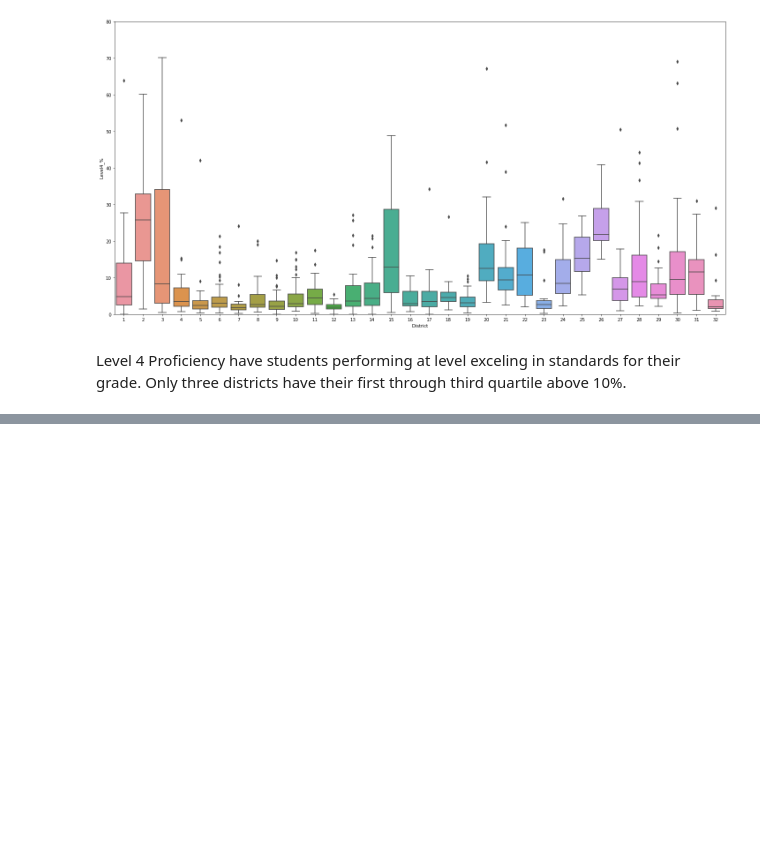
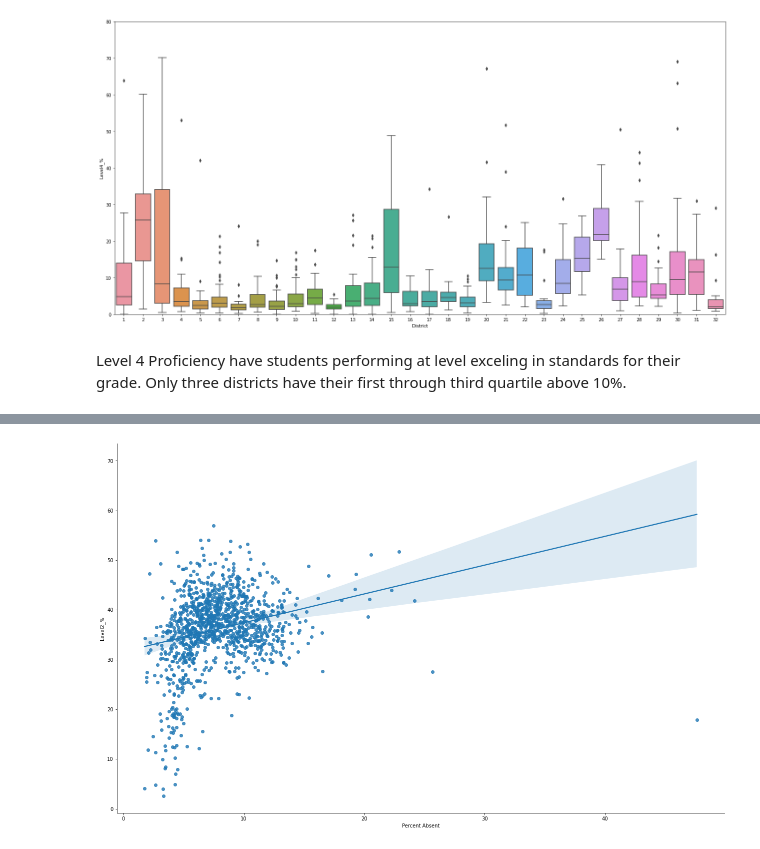
Before and after one commit to mbransons/DataFundamentalsCourse, a Jupyter notebook: week3/week3-activity.ipynb, the cells around one changed output, grey strips where cells are left out. Drawn from its saved outputs; the diff is of its cells as text; code cells hidden in the pictures; blank space fills up the shorter version.

```diff
--- a/week3/week3-activity.ipynb
+++ b/week3/week3-activity.ipynb
@@ -167,0 +156,6 @@ Level 4 Proficiency have students performing at level exceling in standards for
+# %%
+Hist_attendance = pd.read_csv('data/2012_-_2017_Historical_Monthly_Grade_Level_Attendance_By_School.csv')
+# %%
+ATT_pivoted = Hist_attendance.pivot_table(Hist_attendance
+, index=['School'])
+ATT_pivoted.rename_axis('DBN')
@@ -167,0 +177,5 @@ Level 4 Proficiency have students performing at level exceling in standards for
+# %%
+ELA_ATT = ELA_pivoted.join(ATT_pivoted, how='outer')
+ELA_ATT.dropna(axis=0, inplace=True)
+ELA_ATT['Percent Absent'] = ELA_ATT.apply(lambda row: row['Absent'] / row['Present'] * 100, axis=1)
+ELA_ATT
@@ -167,0 +220,7 @@ Level 4 Proficiency have students performing at level exceling in standards for
+# %%
+p = sb.lmplot('Percent Absent', 'Level2_%', data=ELA_ATT)
+p.fig.set_figwidth(20)
+p.fig.set_figheight(12)
+plt.show()
+# %% [output]
+[figure, added]
```
Also changed, not shown: parts of 17 cells of this notebook, 2 other files.
